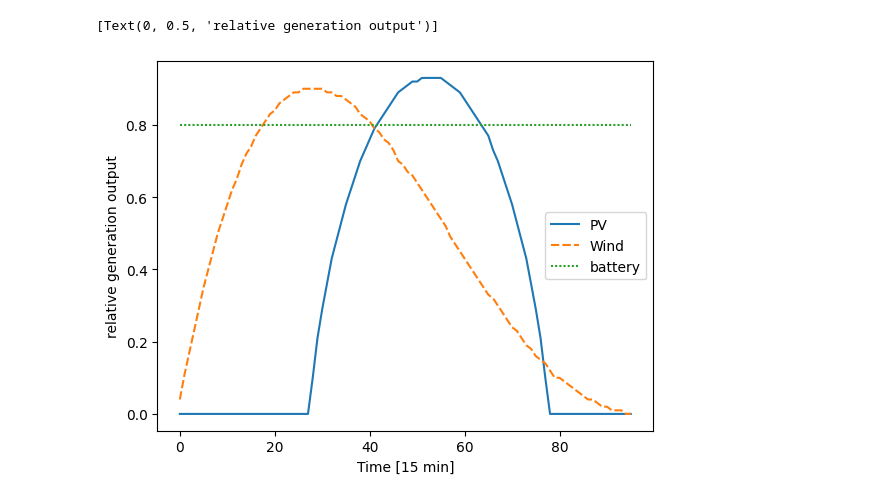
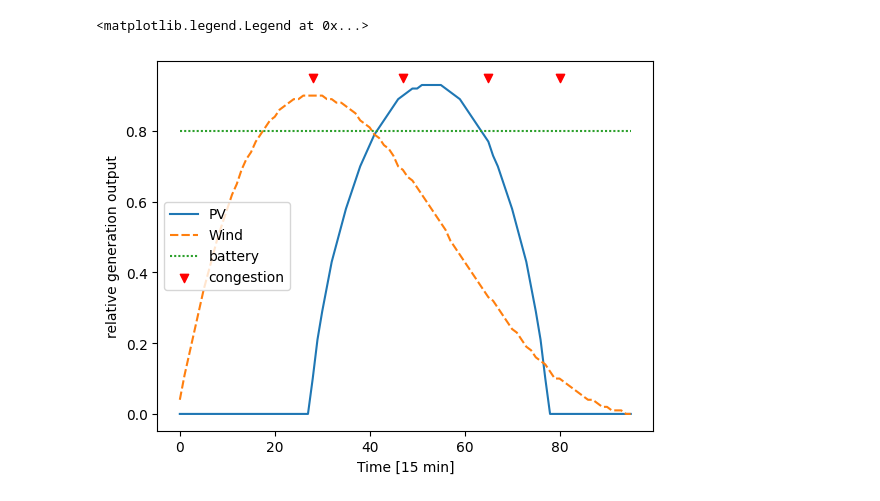
Before and after one commit to jsager621/EI_SRO, a Jupyter notebook: time_series/plotnonsense.ipynb, the cells around one changed output. Cells and saved outputs as stored; diff of their text form; code cells hidden in the pictures.

```diff
--- a/time_series/plotnonsense.ipynb
+++ b/time_series/plotnonsense.ipynb
@@ -160,28 +159,38 @@ for ind, label in enumerate(ax.get_xticklabels()):
 # %%
 import seaborn as sns
 import csv
 from collections import deque
 from copy import deepcopy
 import pandas as pd
 
 # time series plots for Wind, PV, and Battery curves.
 bat_data = [0.8] * 96
 pv_data = [0.0, 0.0, 0.0, 0.0, 0.0, 0.0, 0.0, 0.0, 0.0, 0.0, 0.0, 0.0, 0.0, 0.0, 0.0, 0.0, 0.0, 0.0, 0.0, 0.0, 0.0, 0.0, 0.0, 0.0, 0.0, 0.0, 0.0, 0.0, 0.1, 0.21, 0.29, 0.36, 0.43, 0.48, 0.53, 0.58, 0.62, 0.66, 0.7, 0.73, 0.76, 0.79, 0.81, 0.83, 0.85, 0.87, 0.89, 0.9, 0.91, 0.92, 0.92, 0.93, 0.93, 0.93, 0.93, 0.93, 0.92, 0.91, 0.9, 0.89, 0.87, 0.85, 0.83, 0.81, 0.79, 0.77, 0.73, 0.7, 0.66, 0.62, 0.58, 0.53, 0.48, 0.43, 0.36, 0.29, 0.21, 0.1, 0.0, 0.0, 0.0, 0.0, 0.0, 0.0, 0.0, 0.0, 0.0, 0.0, 0.0, 0.0, 0.0, 0.0, 0.0, 0.0, 0.0, 0.0]
 wind_data = [0.04, 0.11, 0.17, 0.23, 0.29, 0.35, 0.4, 0.45, 0.5, 0.54, 0.58, 0.62, 0.65, 0.69, 0.72, 0.74, 0.77, 0.79, 0.81, 0.83, 0.84, 0.86, 0.87, 0.88, 0.89, 0.89, 0.9, 0.9, 0.9, 0.9, 0.9, 0.89, 0.89, 0.88, 0.88, 0.87, 0.86, 0.85, 0.83, 0.82, 0.81, 0.79, 0.78, 0.76, 0.75, 0.73, 0.7, 0.69, 0.67, 0.66, 0.64, 0.62, 0.6, 0.58, 0.56, 0.54, 0.52, 0.49, 0.47, 0.45, 0.43, 0.41, 0.39, 0.37, 0.35, 0.33, 0.32, 0.3, 0.28, 0.26, 0.24, 0.23, 0.21, 0.19, 0.18, 0.16, 0.15, 0.14, 0.12, 0.1, 0.1, 0.09, 0.08, 0.07, 0.06, 0.05, 0.04, 0.04, 0.03, 0.02, 0.02, 0.01, 0.01, 0.01, 0.0, 0.0]
 
 
 # the actual plot
 plot_data = pd.DataFrame({
-  # "time": list(range(96)),
+  #"time": list(range(96)),
   "PV": pv_data,
   "Wind": wind_data,
   "battery": bat_data
 })
 
 fig = sns.lineplot(plot_data)
 
 fig.set(xlabel="Time [15 min]")
 fig.set(ylabel="relative generation output")
+
+# ax = plot_data.plot(x="time", kind="line")
+# ax.set(xlabel="Time [15 min]")
+# ax.set(ylabel="relative output capacity")
+
+point = pd.DataFrame({'x': [28, 47, 65, 80], 'y': [0.95, 0.95, 0.95, 0.95]})
+scatter = fig.scatter(point['x'], point['y'], marker='v', color='r', label='congestion')
+
+handles, labels = plt.gca().get_legend_handles_labels()
+plt.legend(handles=handles, loc="center left")
 # %% [output]
-[Text(0, 0.5, 'relative generation output')]
+<matplotlib.legend.Legend at 0x...>
-[figure, old version]
+[figure, new version]
```
Also changed, not shown: parts of 1 cell of this notebook, 19 other files.
